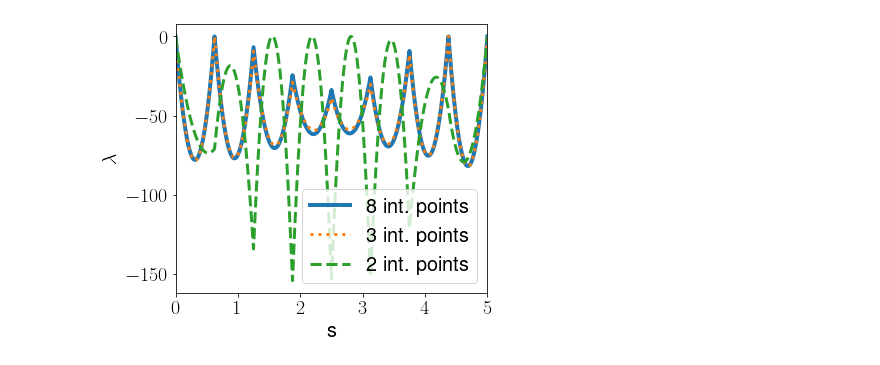
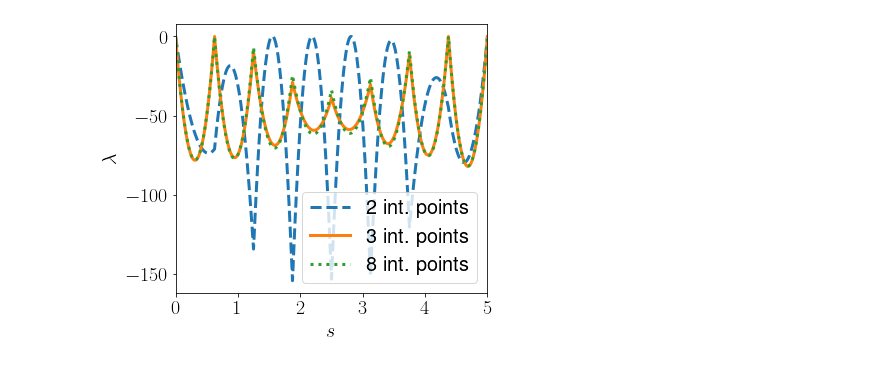
Before and after one commit to jantomec/beam, a Jupyter notebook: notebooks/twist.ipynb, the cells around one changed output. Saved outputs shown, nothing was run; the diff lists cells and outputs as text; code cells hidden in the pictures.

```diff
--- a/notebooks/twist.ipynb
+++ b/notebooks/twist.ipynb
@@ -25,8 +79,10 @@ Root directory: c:\Users\jan.tomec\OneDrive - Sveučilište u Rijeci\THREAD\beam
 # %%
-system11 = test_twist.case1(8, 8)
+system11 = case_touching(8, 8)
 system11.solve()
-system12 = test_twist.case1(16, 8)
+system12 = case_touching(16, 8)
 system12.solve()
-system13 = test_twist.case1(32, 8)
+system13 = case_touching(32, 8)
 system13.solve()
+system14 = case_touching(64, 8)
+system14.solve()
 # %% [output]
@@ -92,7 +155,7 @@ Computation is finished, reached the end of time.
 # %%
-system16 = test_twist.case1(8, 3)
+system16 = case_touching(8, 3)
 system16.solve()
-system17 = test_twist.case1(8, 2)
+system17 = case_touching(8, 2)
 system17.solve()
 # %% [output]
 Hello, world!
@@ -143,17 +178,16 @@ plt.savefig("img2.pdf", bbox_inches='tight')
 # %%
 fig = plt.figure(figsize=(6,5), tight_layout=True)
 ax = plt.axes()
 f1 = system11.contact_force_function(-1)
-f5 = system15.contact_force_function(-1)
 f6 = system16.contact_force_function(-1)
 f7 = system17.contact_force_function(-1)
-ax.plot(f1[:,0], f1[:,1], '-', label='8 int. points', linewidth=4.0)
-ax.plot(f6[:,0], f6[:,1], ':', label='3 int. points', linewidth=3.0)
 ax.plot(f7[:,0], f7[:,1], '--', label='2 int. points', linewidth=3.0)
+ax.plot(f6[:,0], f6[:,1], '-', label='3 int. points', linewidth=3.0)
+ax.plot(f1[:,0], f1[:,1], ':', label='8 int. points', linewidth=3.0)
 ax.set_xlim((0,5))
-ax.set_xlabel('s')
+ax.set_xlabel('$s$')
 ax.set_ylabel('$\lambda$')
 plt.legend()
 plt.savefig("int.pdf", bbox_inches='tight')
 # %% [output]
-[figure, old version]
+[figure, new version]
```
Also changed, not shown: parts of 11 cells of this notebook, 2 other files.
